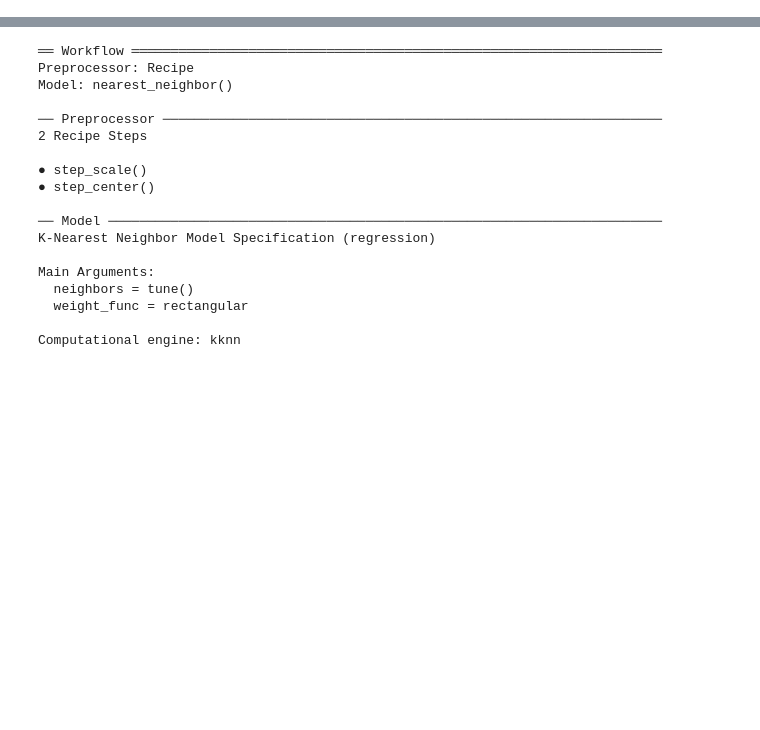
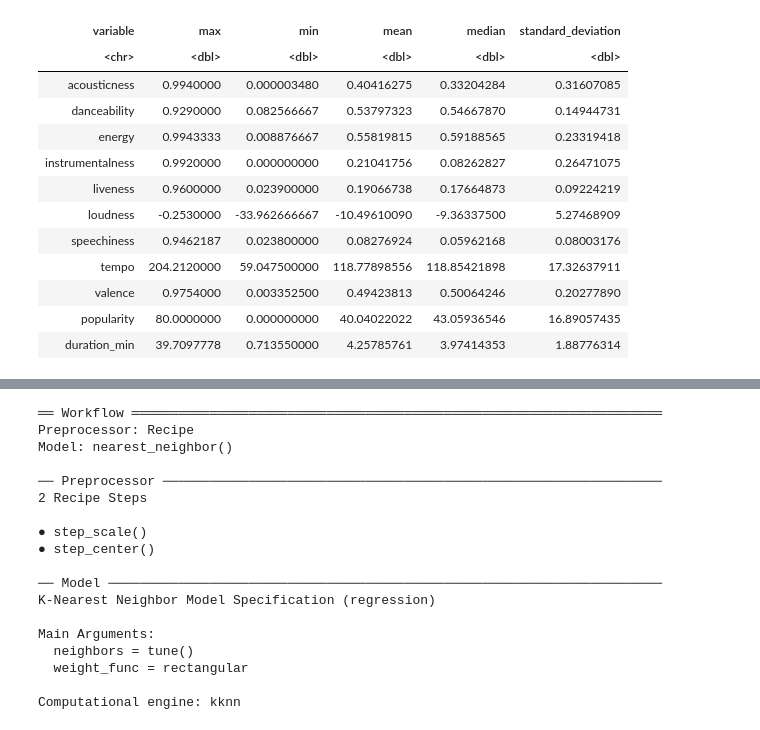
Before and after one commit to paulh777/dsci100prj, a Jupyter notebook: proposal/project.ipynb, the cells around one changed output, grey strips where cells are left out. Cells and saved outputs as stored; diff of their text form; code cells hidden in the pictures; blank space fills up the shorter version.

```diff
--- a/proposal/project.ipynb
+++ b/proposal/project.ipynb
@@ -55,0 +78,68 @@ popularity_testing = testing(popularity_split)
+# %%
+#Tables Relevant to Research
+
+popularity_num2 = popularity_training%>%
+    mutate(duration_min=duration_ms/60000)%>%
+    select(-duration_ms)
+
+popularity_max = popularity_num2 %>%
+    map_df(max, na.rm=TRUE)
+
+popularity_min = popularity_num2 %>%
+    map_df(min, na.rm=TRUE)
+
+popularity_mean = popularity_num2 %>%
+    map_df(mean, na.rm=TRUE)
+
+popularity_median = popularity_num2 %>%
+    map_df(median, na.rm=TRUE)
+
+popularity_sd = popularity_num2 %>%
+    map_df(sd, na.rm=TRUE)
+
+
+popularity_max = popularity_max %>%
+    pivot_longer(
+        cols = acousticness:duration_min,
+        names_to = "variable",
+        values_to = "max"
+    )
+
+popularity_min = popularity_min %>%
+    pivot_longer(
+        cols = acousticness:duration_min,
+        names_to = "remove1",
+        values_to = "min"
+    )
+
+popularity_mean = popularity_mean %>%
+    pivot_longer(
+        cols = acousticness:duration_min,
+        names_to = "remove2",
+        values_to = "mean"
+    )
+
+popularity_median = popularity_median %>%
+    pivot_longer(
+        cols = acousticness:duration_min,
+        names_to = "remove3",
+        values_to = "median"
+    )
+
+popularity_sd = popularity_sd %>%
+    pivot_longer(
+        cols = acousticness:duration_min,
+        names_to = "remove4",
+        values_to = "standard_deviation"
+    )
+
+
+popularity_table = popularity_max %>%
+bind_cols(popularity_min)%>%
+bind_cols(popularity_mean)%>%
+bind_cols(popularity_median)%>%
+bind_cols(popularity_sd)%>%
+select(variable,max,min,mean,median,standard_deviation)
+
+popularity_table
+# %% [output]
@@ -55,0 +147,13 @@ popularity_testing = testing(popularity_split)
+| variable | max | min | mean | median | standard_deviation |
+| <chr> | <dbl> | <dbl> | <dbl> | <dbl> | <dbl> |
+| acousticness | 0.9940000 | 0.000003480 | 0.40416275 | 0.33204284 | 0.31607085 |
+| danceability | 0.9290000 | 0.082566667 | 0.53797323 | 0.54667870 | 0.14944731 |
+| energy | 0.9943333 | 0.008876667 | 0.55819815 | 0.59188565 | 0.23319418 |
+| instrumentalness | 0.9920000 | 0.000000000 | 0.21041756 | 0.08262827 | 0.26471075 |
+| liveness | 0.9600000 | 0.023900000 | 0.19066738 | 0.17664873 | 0.09224219 |
+| loudness | -0.2530000 | -33.962666667 | -10.49610090 | -9.36337500 | 5.27468909 |
+| speechiness | 0.9462187 | 0.023800000 | 0.08276924 | 0.05962168 | 0.08003176 |
+| tempo | 204.2120000 | 59.047500000 | 118.77898556 | 118.85421898 | 17.32637911 |
+| valence | 0.9754000 | 0.003352500 | 0.49423813 | 0.50064246 | 0.20277890 |
+| popularity | 80.0000000 | 0.000000000 | 40.04022022 | 43.05936546 | 16.89057435 |
+| duration_min | 39.7097778 | 0.713550000 | 4.25785761 | 3.97414353 | 1.88776314 |
```
Also changed, not shown: parts of 8 cells of this notebook.
